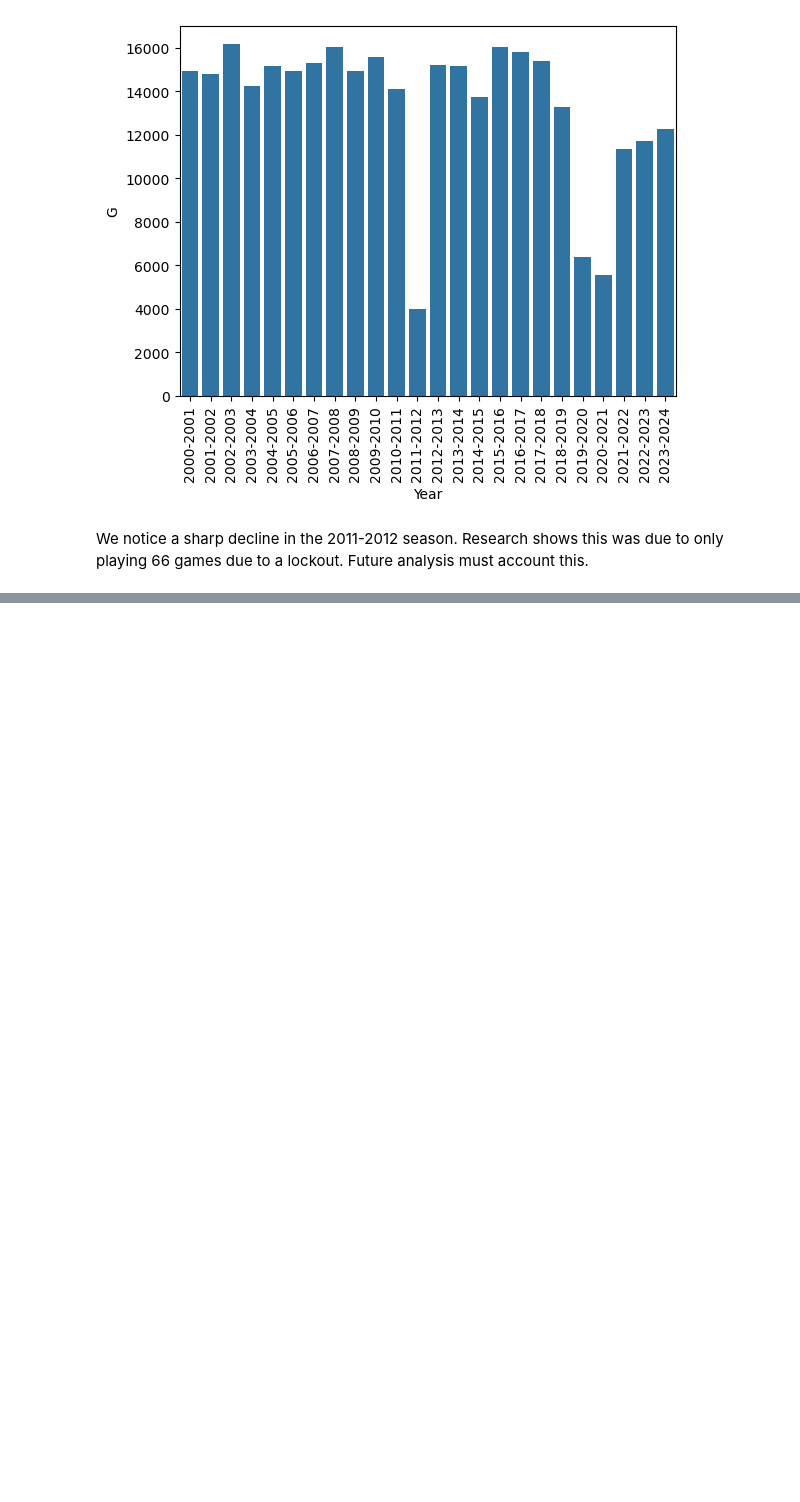
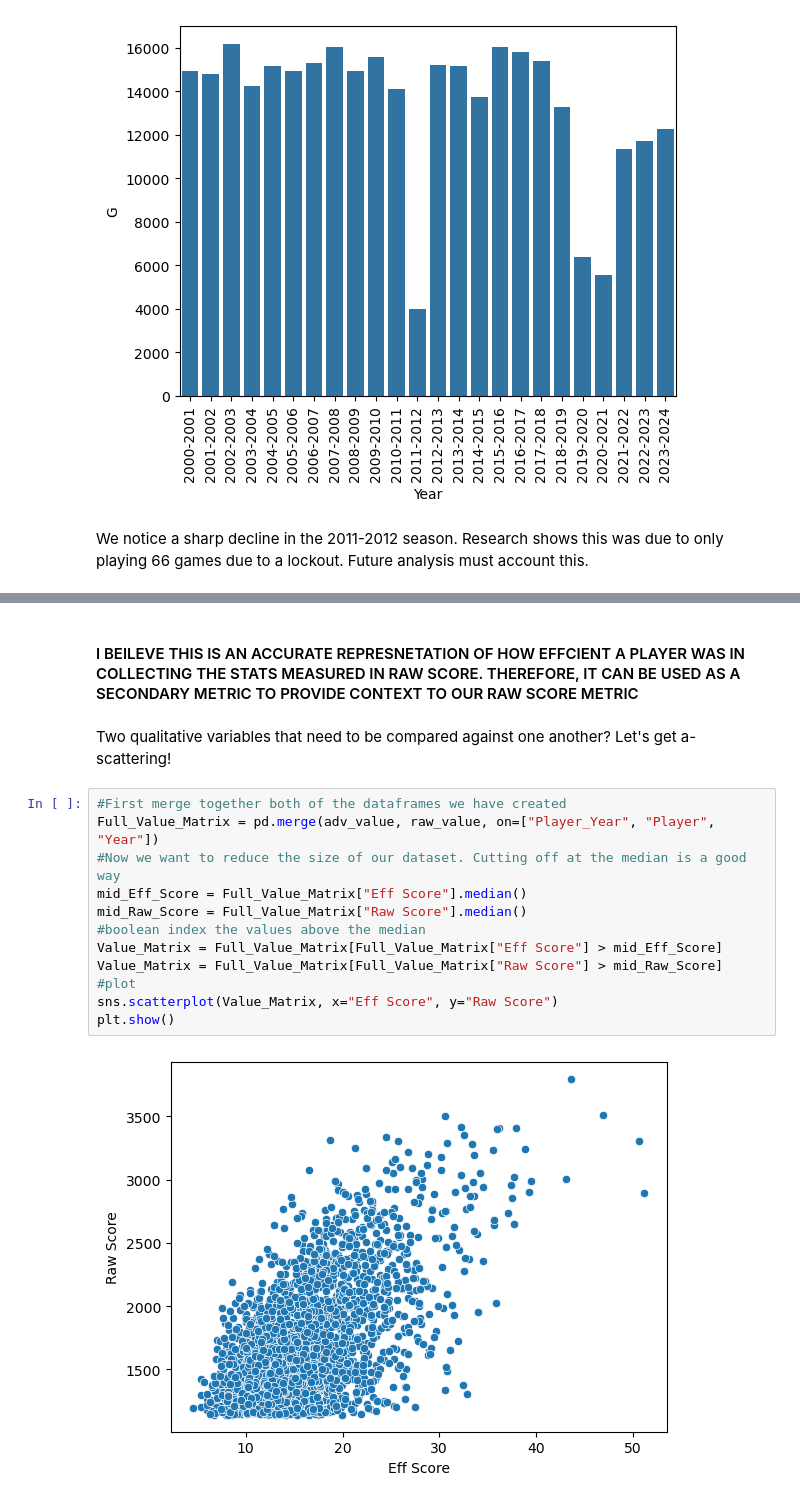
Before and after one commit to khadazhaia/nba-stats, a Jupyter notebook: notebooks/jonathan_eda.ipynb, the cells around one changed output, grey strips where cells are left out. Saved outputs shown, nothing was run; the diff lists cells and outputs as text; blank space fills up the shorter version.

```diff
--- a/notebooks/jonathan_eda.ipynb
+++ b/notebooks/jonathan_eda.ipynb
@@ -174,0 +105,18 @@ print(mvps)
+# %% [markdown]
+#### I BEILEVE THIS IS AN ACCURATE REPRESNETATION OF HOW EFFCIENT A PLAYER WAS IN COLLECTING THE STATS MEASURED IN RAW SCORE. THEREFORE, IT CAN BE USED AS A SECONDARY METRIC TO PROVIDE CONTEXT TO OUR RAW SCORE METRIC
+# %% [markdown]
+Two qualitative variables that need to be compared against one another? Let's get a-scattering!
+# %%
+#First merge together both of the dataframes we have created
+Full_Value_Matrix = pd.merge(adv_value, raw_value, on=["Player_Year", "Player", "Year"])
+#Now we want to reduce the size of our dataset. Cutting off at the median is a good way
+mid_Eff_Score = Full_Value_Matrix["Eff Score"].median()
+mid_Raw_Score = Full_Value_Matrix["Raw Score"].median()
+#boolean index the values above the median
+Value_Matrix = Full_Value_Matrix[Full_Value_Matrix["Eff Score"] > mid_Eff_Score]
+Value_Matrix = Full_Value_Matrix[Full_Value_Matrix["Raw Score"] > mid_Raw_Score]
+#plot
+sns.scatterplot(Value_Matrix, x="Eff Score", y="Raw Score")
+plt.show()
+# %% [output]
+[figure, added]
```
Also changed, not shown: parts of 65 cells of this notebook, 1 other file.
